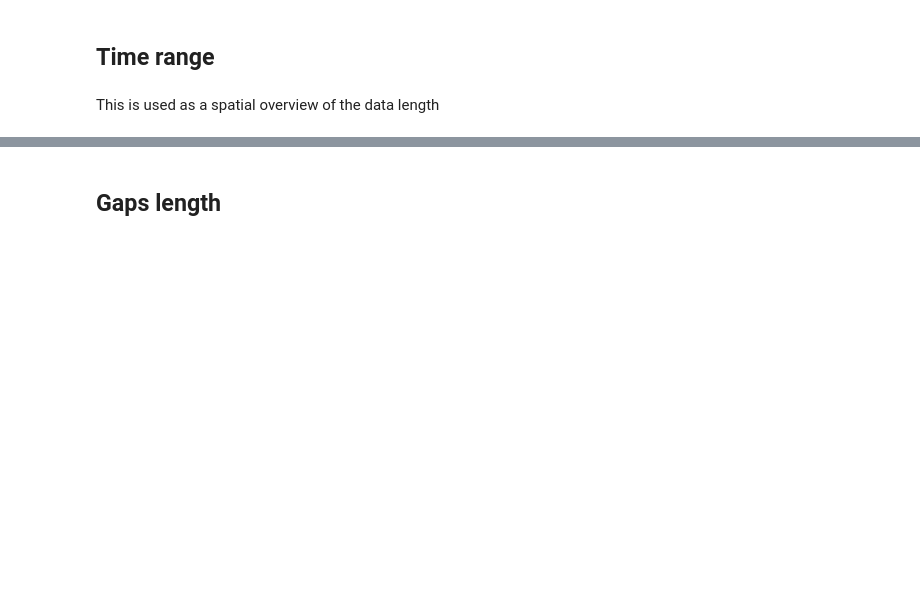
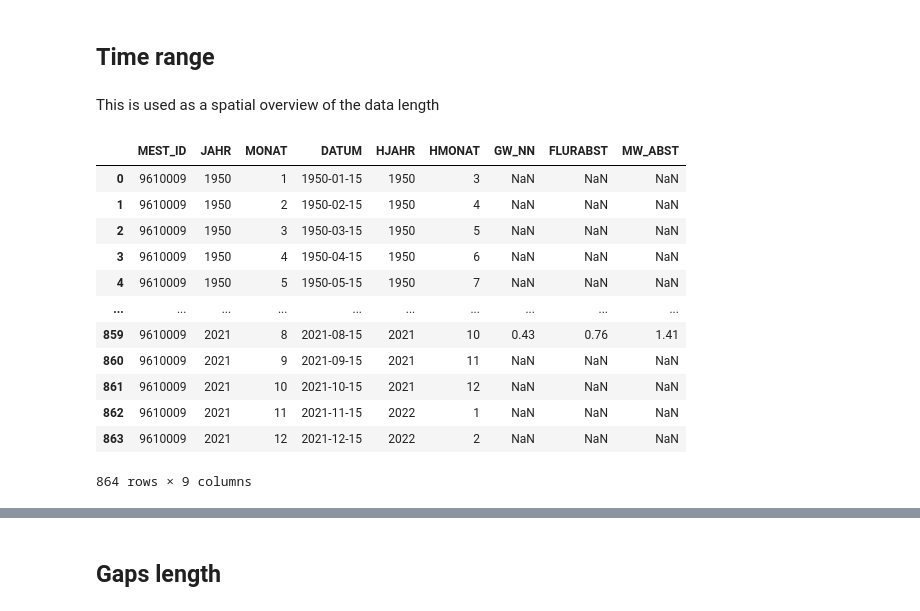
Before and after one commit to mgomezo12/GW_forecasting_ML, a Jupyter notebook: Data_exploration_Preprocessing.ipynb, the cells around one changed output, grey strips where cells are left out. Drawn from its saved outputs; the diff is of its cells as text; code cells hidden in the pictures; blank space fills up the shorter version.

```diff
--- a/Data_exploration_Preprocessing.ipynb
+++ b/Data_exploration_Preprocessing.ipynb
@@ -18,7 +15,7 @@ from IPython.display import Markdown as md
 # %%
 warnings.simplefilter(action='ignore', category=Warning)
 # %%
-rpath="C:/Users/GomezOspina.M/MGO/" #Root path
+rpath="D:/Erasmus/Thesis/SomeData/" #Root path
 # %% [markdown]
 ## Selection criteria
 There is a pre-selection of well stations based on the "climatic hydrograph" method (agreement between the theoretical and observed hydrograph) and a proposal list from previous projects (KIT-BGR). The assessment contains subjective components, based on past analyses. This selection exclude wells under strong anthropogenic incluences such as pumping, allowing to assure a dependencz between the climatic input variables and the groundwater data.
@@ -54,7 +54,26 @@ gwdata=pd.DataFrame(gwdata_dic)
 # %% [markdown]
 This is used as a spatial overview of the data length
 # %%
+#Load groudnwater data
+gwdata= pd.read_pickle(rpath+"Pickle/gwdata.pkl")
+
 #Convert monthly measurements to annual assuming no gaps to check the time series length
-GW_CD_sel["nonan_yr"]=GW_CD_sel["nonan"]/12
+#GW_CD_sel["nonan_yr"]=GW_CD_sel["nonan"]/12
+# %%
+gwdata.data[0]
+# %% [output]
+|  | MEST_ID | JAHR | MONAT | DATUM | HJAHR | HMONAT | GW_NN | FLURABST | MW_ABST |
+| 0 | 9610009 | 1950 | 1 | 1950-01-15 | 1950 | 3 | NaN | NaN | NaN |
+| 1 | 9610009 | 1950 | 2 | 1950-02-15 | 1950 | 4 | NaN | NaN | NaN |
+| 2 | 9610009 | 1950 | 3 | 1950-03-15 | 1950 | 5 | NaN | NaN | NaN |
+| 3 | 9610009 | 1950 | 4 | 1950-04-15 | 1950 | 6 | NaN | NaN | NaN |
+| 4 | 9610009 | 1950 | 5 | 1950-05-15 | 1950 | 7 | NaN | NaN | NaN |
+| ... | ... | ... | ... | ... | ... | ... | ... | ... | ... |
+| 859 | 9610009 | 2021 | 8 | 2021-08-15 | 2021 | 10 | 0.43 | 0.76 | 1.41 |
+| 860 | 9610009 | 2021 | 9 | 2021-09-15 | 2021 | 11 | NaN | NaN | NaN |
+| 861 | 9610009 | 2021 | 10 | 2021-10-15 | 2021 | 12 | NaN | NaN | NaN |
+| 862 | 9610009 | 2021 | 11 | 2021-11-15 | 2022 | 1 | NaN | NaN | NaN |
+| 863 | 9610009 | 2021 | 12 | 2021-12-15 | 2022 | 2 | NaN | NaN | NaN |
+864 rows × 9 columns
 # %%
 #Plot GW stations with data information
```
Also changed, not shown: parts of 20 cells of this notebook, 5 other files.
